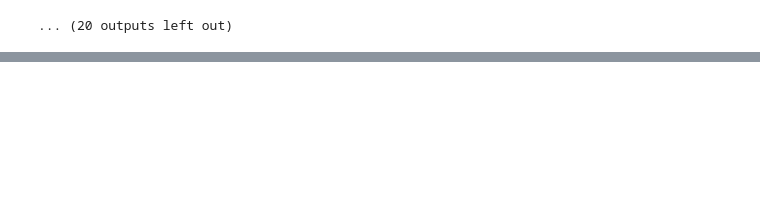
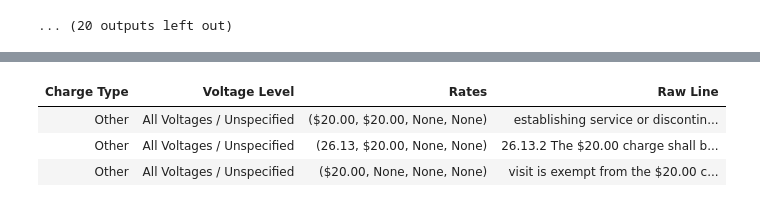
Before and after one commit to harshalsp0011/utility-billing-ai, a Jupyter notebook: src/agents/tariff_analysis/tariff_pdf_parser.ipynb, the cells around one changed output, grey strips where cells are left out. Drawn from its saved outputs; the diff is of its cells as text; code cells hidden in the pictures; blank space fills up the shorter version.

```diff
--- a/src/agents/tariff_analysis/tariff_pdf_parser.ipynb
+++ b/src/agents/tariff_analysis/tariff_pdf_parser.ipynb
@@ -697,0 +963,78 @@ display(HTML(df_full.to_html(index=False)))
+# %%
+import re
+import pdfplumber, pandas as pd, numpy as np
+from IPython.display import display, HTML
+
+PDF_PATH = "National Grid Tariff-New York.pdf"
+
+# -------- Better regex patterns --------
+PLAN_PATTERN = re.compile(r"(Service\s+Class(?:ification)?\s+No\.?\s*\d+[A-Z\-]*.*)", re.IGNORECASE)
+EFFECTIVE_PATTERN = re.compile(r"(?:Effective|Issued)\s*[:\-]?\s*([A-Za-z]+\s*\d{1,2},?\s*\d{4})", re.IGNORECASE)
+# Match only real rates, not dates
+RATE_PATTERN = re.compile(r"\$?\s?(?:\d{1,3}(?:,\d{3})*|\d+)(?:\.\d{1,4})?\s*(?=(per|\/)?\s*(kwh|kw|month|therm|charge|delivery|distribution|peak|off|super|$))", re.IGNORECASE)
+
+def classify_charge_type(line):
+    t = line.lower()
+    if "per kwh" in t: return "Energy Charge"
+    if "per kw" in t: return "Demand Charge"
+    if "per month" in t or "customer charge" in t: return "Fixed Charge"
+    if "reactive" in t or "rkva" in t: return "Power Factor Charge"
+    if "delivery" in t or "distribution" in t: return "Distribution Charge"
+    return "Other"
+
+def classify_voltage(line):
+    t = line.lower()
+    if "secondary" in t: return "Secondary (<2.2 kV)"
+    if "primary" in t: return "Primary (2.2–15 kV)"
+    if "sub" in t: return "Sub-Transmission (22–50 kV)"
+    if "transmission" in t: return "Transmission (>60 kV)"
+    return "All Voltages / Unspecified"
+
+records = []
+
+with pdfplumber.open(PDF_PATH) as pdf:
+    for i, page in enumerate(pdf.pages, start=1):
+        text = page.extract_text() or ""
+        plan_match = PLAN_PATTERN.search(text)
+        plan = plan_match.group(1).strip() if plan_match else None
+
+        eff_match = EFFECTIVE_PATTERN.findall(text)
+        eff_date = eff_match[-1].strip() if eff_match else None
+
+        for line in text.split("\n"):
+            if "$" in line or "per" in line.lower():
+                # Extract numeric rates (avoid short numbers like "1" in dates)
+                numeric_rates = re.findall(r"\$?\s?(?:\d{1,3}(?:,\d{3})*|\d+)(?:\.\d{1,4})?", line)
+                numeric_rates = [r for r in numeric_rates if not re.match(r"^\d{1,2}$", r)]
+                if numeric_rates:
+                    while len(numeric_rates) < 4:
+                        numeric_rates.append(None)
+                    records.append({
+                        "Page": i,
+                        "Service Plan": plan,
+                        "Effective Date": eff_date,
+                        "Charge Type": classify_charge_type(line),
+                        "Voltage Level": classify_voltage(line),
+                        "Rates": tuple(numeric_rates[:4]),  # ✅ convert list → tuple
+                        "Raw Line": line.strip()
+                    })
+
+# 🧹 Convert to DataFrame and clean
+df = pd.DataFrame(records)
+df = df[~df["Raw Line"].str.contains("Effective Date|REVISION", case=False, na=False)]
+
+# Deduplicate safely now that Rates is hashable
+df = df.drop_duplicates(subset=["Service Plan", "Effective Date", "Charge Type", "Rates"]).reset_index(drop=True)
+
+# ✅ Display summary and preview
+print(f"✅ Extracted {len(df)} clean rate lines across {df['Service Plan'].nunique()} service classifications.\n")
+
+for plan in df["Service Plan"].dropna().unique():
+    subset = df[df["Service Plan"] == plan]
+    print("="*120)
+    print(f"📘 {plan}")
+    effs = subset["Effective Date"].dropna().unique()
+    print(f"📅 Effective Dates: {', '.join(effs) if len(effs)>0 else 'Not found'}")
+    print(f"💰 Total Tariff Lines: {len(subset)}")
+    display(HTML(subset[["Charge Type","Voltage Level","Rates","Raw Line"]].head(15).to_html(index=False)))
+# %% [output]
@@ -697,0 +1047,4 @@ display(HTML(df_full.to_html(index=False)))
+| Charge Type | Voltage Level | Rates | Raw Line |
+| Other | All Voltages / Unspecified | ($20.00, $20.00, None, None) | establishing service or discontin... |
+| Other | All Voltages / Unspecified | (26.13, $20.00, None, None) | 26.13.2 The $20.00 charge shall b... |
+| Other | All Voltages / Unspecified | ($20.00, None, None, None) | visit is exempt from the $20.00 c... |
```
Also changed, not shown: parts of 4 cells of this notebook.
